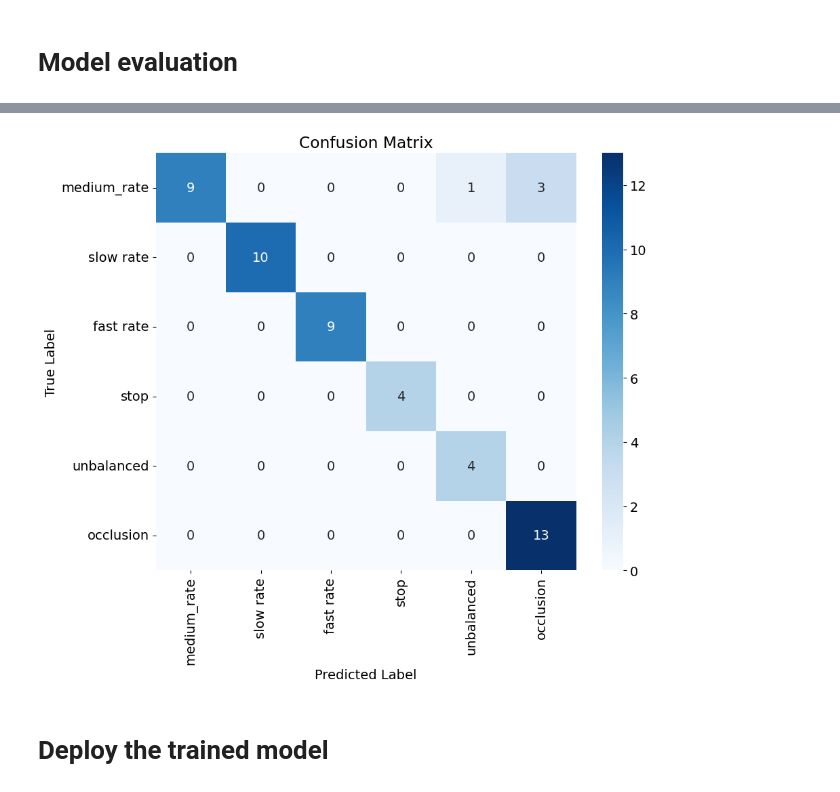
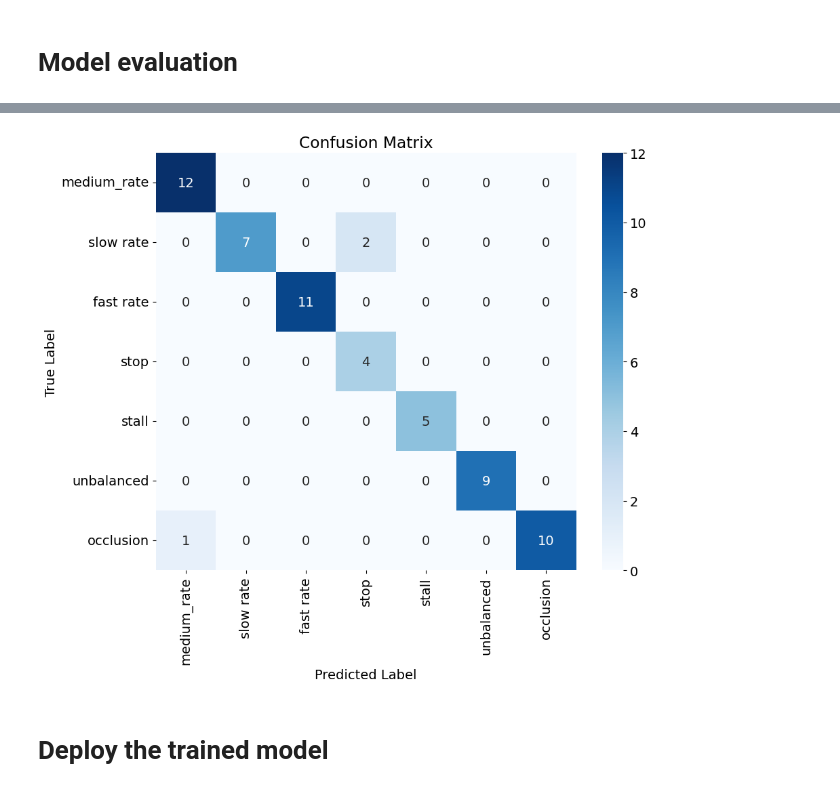
Before and after one commit to dauhoangganh/ADXL382_Pico_Streamlit_Example, a Jupyter notebook: CNN_LSTM_stepping_motor_fault_classification_2.ipynb, the cells around one changed output, grey strips where cells are left out. Cells and saved outputs as stored; diff of their text form; code cells hidden in the pictures.

```diff
--- a/CNN_LSTM_stepping_motor_fault_classification_2.ipynb
+++ b/CNN_LSTM_stepping_motor_fault_classification_2.ipynb
@@ -68,7 +68,7 @@ MEDIUM_RATE_FILE_NAMES = glob.glob(str(INPUT_DATA_DIR)+'/Medium_rate/*.csv')
 SLOW_RATE_FILE_NAMES = glob.glob(str(INPUT_DATA_DIR)+'/Slow_rate/*.csv')
 FAST_RATE_FILE_NAMES = glob.glob(str(INPUT_DATA_DIR)+'/Fast_rate/*.csv')
 STOP_FILE_NAMES = glob.glob(str(INPUT_DATA_DIR)+'/Stop/*.csv')
-# BUBBLE_FILE_NAMES = glob.glob(str(INPUT_DATA_DIR)+'/Bubble/*.csv')
+STALL_FILE_NAMES = glob.glob(str(INPUT_DATA_DIR)+'/Stall/*.csv')
 UNBALANCED_FILE_NAMES = glob.glob(str(INPUT_DATA_DIR)+'/Unbalance/*.csv')
 OCCLUSION_FILE_NAMES = glob.glob(str(INPUT_DATA_DIR)+'/Occlusion/*.csv')
 # Output data path
@@ -77,11 +77,11 @@ OUTPUT_DATA_FILE = OUTPUT_DATA_DIR / Path('raw_data.p')
 
 # Dataset = namedtuple(
 #     'Dataset',
-#     'medium_rate slow_rate fast_rate stop bubble unbalanced occlusion'
+#     'medium_rate slow_rate fast_rate stop stall unbalanced occlusion'
 #     )
 Dataset = namedtuple(
     'Dataset',
-    'medium_rate slow_rate fast_rate stop unbalanced occlusion'
+    'medium_rate slow_rate fast_rate stop stall unbalanced occlusion'
     )
 # %%
 from pathlib import Path
@@ -136,7 +136,7 @@ def get_save_data() -> Dataset:
         data_slow_rate = np.stack(_dataReader(SLOW_RATE_FILE_NAMES))
         data_fast_rate = np.stack(_dataReader(FAST_RATE_FILE_NAMES))
         data_stop = np.stack(_dataReader(STOP_FILE_NAMES))
-        # data_bubble = np.stack(_dataReader(BUBBLE_FILE_NAMES))
+        data_stall = np.stack(_dataReader(STALL_FILE_NAMES))
         data_unbalanced = np.stack(_dataReader(UNBALANCED_FILE_NAMES))
         data_occlusion = np.stack(_dataReader(OCCLUSION_FILE_NAMES))
         print("Load complete.")
@@ -146,11 +146,16 @@ def get_save_data() -> Dataset:
             data_slow_rate,
             data_fast_rate,
             data_stop,
-            # data_bubble,
+            data_stall,
             data_unbalanced,
-            # data_occlusion
+            data_occlusion
             )
 
         pickle.dump(dataset, open(OUTPUT_DATA_FILE, 'wb'))
 
     return dataset
+# %%
+a = _dataReader(STALL_FILE_NAMES)
+for i in range(len(a)):
+  print(STALL_FILE_NAMES[i])
+  print(a[i].shape)
@@ -480,7 +504,7 @@ def get_save_train_test_data(raw_data: Dataset, n_noise_points = 50) -> Processe
         data_slow_rate = _downSampler(raw_data.slow_rate[:, n_noise_points:, :], 0, RESAMPLE_RATE)
         data_fast_rate = _downSampler(raw_data.fast_rate[:, n_noise_points:, :], 0, RESAMPLE_RATE)
         data_stop = _downSampler(raw_data.stop[:, n_noise_points:, :], 0, RESAMPLE_RATE)
-        # data_bubble = _downSampler(raw_data.bubble[:, n_noise_points:, :], 0, RESAMPLE_RATE)
+        data_stall = _downSampler(raw_data.stall[:, n_noise_points:, :], 0, RESAMPLE_RATE)
         data_unbalanced = _downSampler(raw_data.unbalanced[:, n_noise_points:, :], 0, RESAMPLE_RATE)
         data_occlusion = _downSampler(raw_data.occlusion[:, n_noise_points:, :], 0, RESAMPLE_RATE)
 
@@ -489,7 +513,7 @@ def get_save_train_test_data(raw_data: Dataset, n_noise_points = 50) -> Processe
         data_slow_rate = apply_wiener_filter(data_slow_rate)
         data_fast_rate = apply_wiener_filter(data_fast_rate)
         data_stop = apply_wiener_filter(data_stop)
-        # data_bubble = apply_wiener_filter(data_bubble)
+        data_stall = apply_wiener_filter(data_stall)
         data_unbalanced = apply_wiener_filter(data_unbalanced)
         data_occlusion = apply_wiener_filter(data_occlusion)
 
@@ -498,13 +522,13 @@ def get_save_train_test_data(raw_data: Dataset, n_noise_points = 50) -> Processe
         y_2 = np.full(int(len(data_slow_rate)), 1)
         y_3 = np.full(int(len(data_fast_rate)), 2)
         y_4 = np.full(int(len(data_stop)), 3)
-        # y_5 = np.full(int(len(data_bubble)), 4)
-        y_5 = np.full(int(len(data_unbalanced)), 4)
-        y_6 = np.full(int(len(data_occlusion)), 5)
+        y_5 = np.full(int(len(data_stall)), 4)
+        y_6 = np.full(int(len(data_unbalanced)), 5)
+        y_7 = np.full(int(len(data_occlusion)), 6)
 
-        y = np.concatenate((y_1, y_2, y_3, y_4, y_5, y_6))
+        y = np.concatenate((y_1, y_2, y_3, y_4, y_5, y_6, y_7))
 
-        X = np.concatenate((data_medium_rate, data_slow_rate, data_fast_rate, data_stop, data_unbalanced, data_occlusion))
+        X = np.concatenate((data_medium_rate, data_slow_rate, data_fast_rate, data_stop, data_stall, data_unbalanced, data_occlusion))
 
         print(f"Spliting data to a test size of: {DATA_TEST_SIZE}")
 
@@ -703,34 +727,34 @@ print(accuracy_score(y_test, test_preds))
 # %%
 # prompt: create confusion matrix for my evaluation result
 
 import matplotlib.pyplot as plt
 from sklearn.metrics import confusion_matrix
 import seaborn as sns
 
 # Create the confusion matrix
 conf_matrix = confusion_matrix(y_test, test_preds)
 
 
 # # Comparing the actual values versus the predicted values
 data_dict = {
     0: 'medium_rate',
     1: 'slow rate',
     2: 'fast rate',
     3: 'stop',
-    # 4: 'bubble',
-    4: 'unbalanced',
-    5: 'occlusion'
+    4: 'stall',
+    5: 'unbalanced',
+    6: 'occlusion'
     }
 # Plot the confusion matrix using seaborn
 plt.figure(figsize=(10, 8))
 sns.heatmap(conf_matrix, annot=True, fmt='d', cmap='Blues',
             xticklabels=data_dict.values(), yticklabels=data_dict.values())
 plt.xlabel('Predicted Label')
 plt.ylabel('True Label')
 plt.title('Confusion Matrix')
 plt.show()
 # %% [output]
-[figure, old version]
+[figure, new version]
 # %% [markdown]
 # **Deploy the trained model**
 # %%
```
Also changed, not shown: parts of 14 cells of this notebook.
